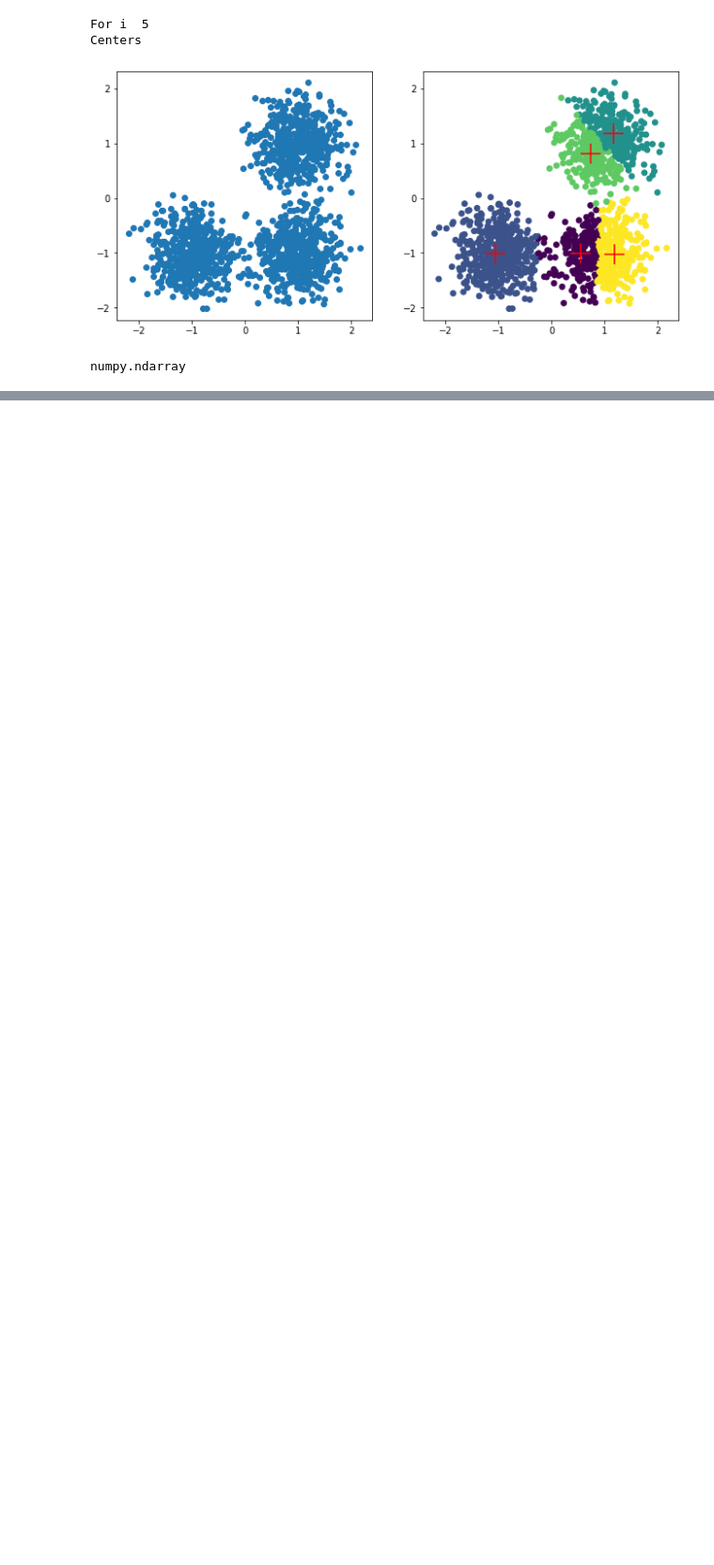
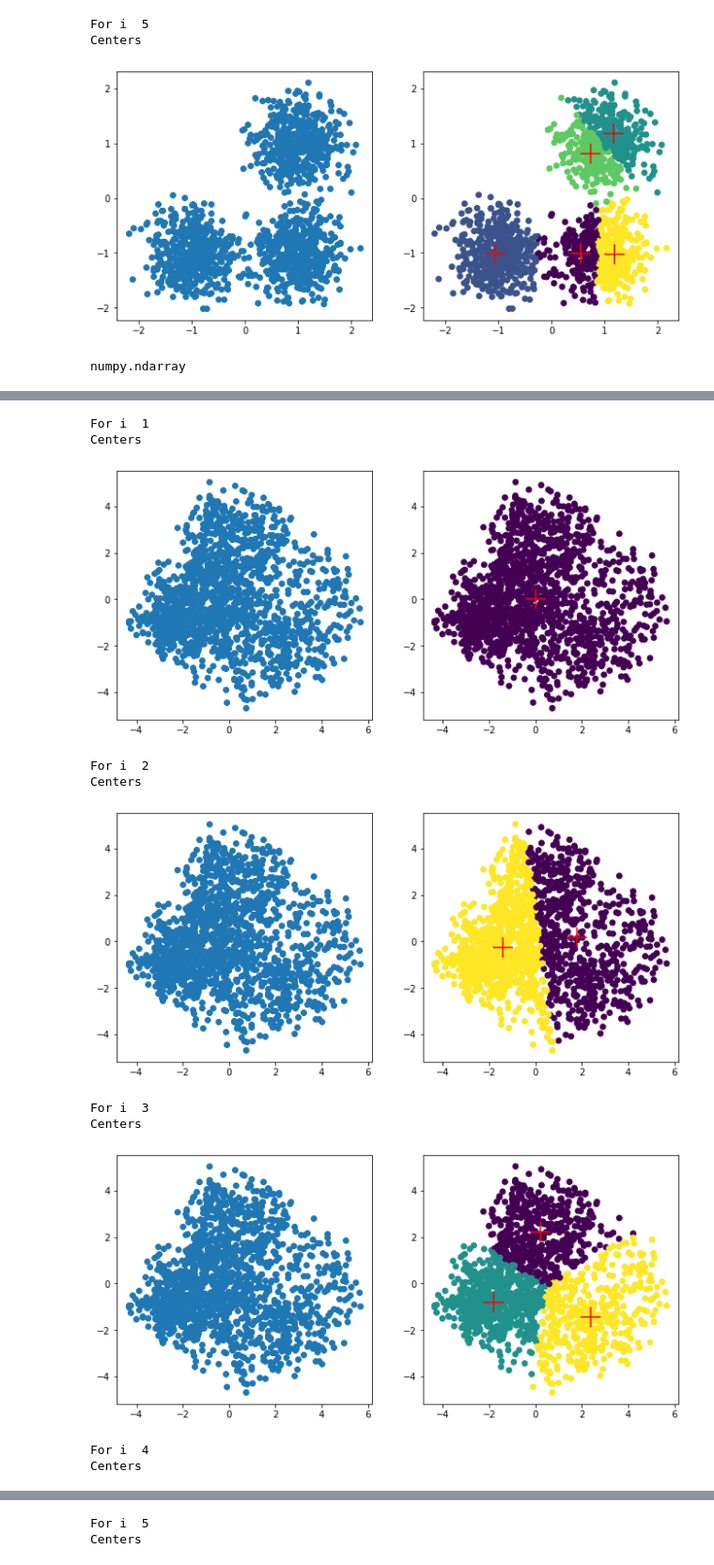
Before and after one commit to mosemb/Assignments_Wellbeing-Technologies, a Jupyter notebook: Assignment3/Assignment_3.ipynb, the cells around one changed output, grey strips where cells are left out. Shown at 94% size. Drawn from its saved outputs; the diff is of its cells as text; code cells hidden in the pictures; blank space fills up the shorter version.

```diff
--- a/Assignment3/Assignment_3.ipynb
+++ b/Assignment3/Assignment_3.ipynb
@@ -206,0 +297,4 @@ labs = use_posbc(5,5,X)
+# %%
+for i in vis:
+    #plt.imshow(i, cmap=plt.cm.binary)
+    print("Printing i:",i)
@@ -206,0 +321,18 @@ labs = use_posbc(5,5,X)
+# %%
+def use_cmeans(itera,data):
+    for i in range(itera):
+        print("For i ", i+1)
+        fcmeans(data,i+1)
+use_cmeans(5,reduced_data)
+# %% [output]
+For i  1
+Centers
+[figure, added]
+For i  2
+Centers
+[figure, added]
+For i  3
+Centers
+[figure, added]
+For i  4
+Centers
@@ -206,0 +340,2 @@ labs = use_posbc(5,5,X)
+For i  5
+Centers
```
Also changed, not shown: parts of 29 cells of this notebook.
